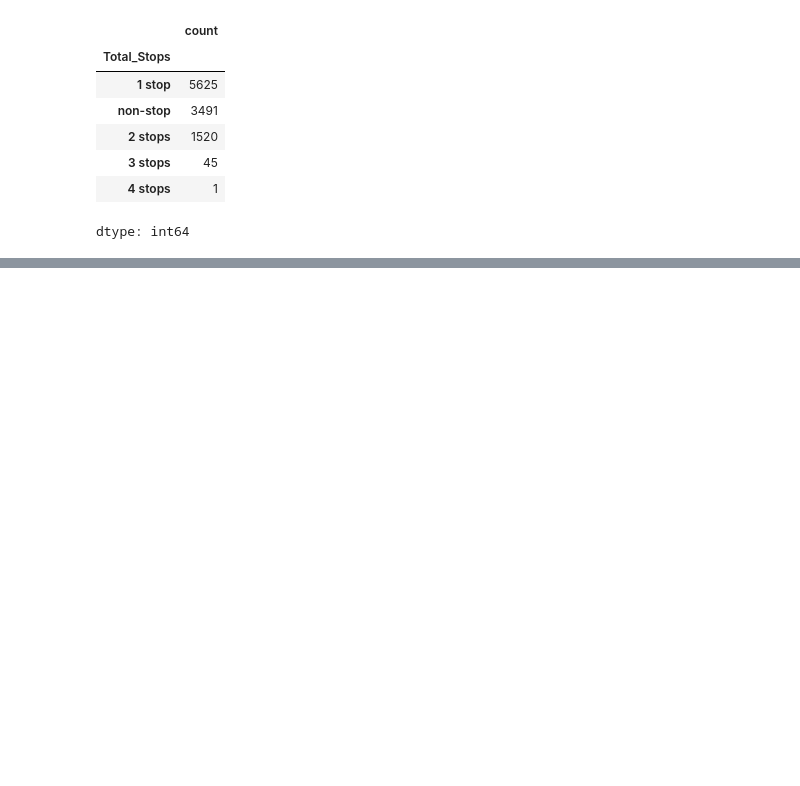
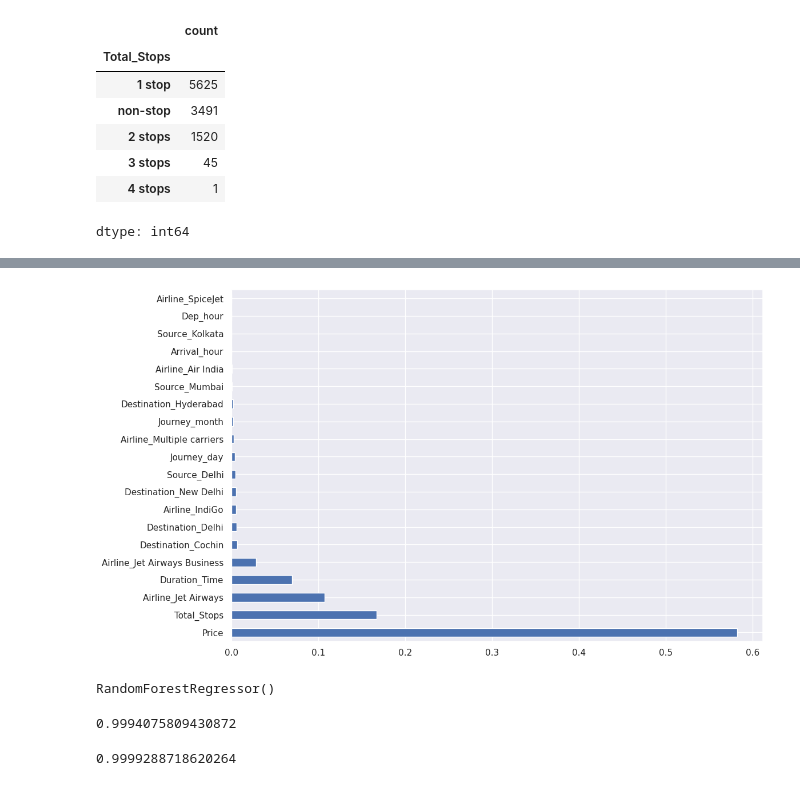
Before and after one commit to Sivaramjallu001/Random-Forest-based-Flight-Fare-Prediction-Model, a Jupyter notebook: Flight_Fare_Prediction.ipynb, the cells around one changed output, grey strips where cells are left out. Saved outputs shown, nothing was run; the diff lists cells and outputs as text; code cells hidden in the pictures; blank space fills up the shorter version.

```diff
--- a/Flight_Fare_Prediction.ipynb
+++ b/Flight_Fare_Prediction.ipynb
@@ -298,0 +480,12 @@ train_data.head()
+# %%
+X = data_train.loc[:, ['Total_Stops', 'Price', 'Journey_day', 'Journey_month', 'Dep_hour',
+       'Dep_min', 'Arrival_hour', 'Arrival_min', 'Duration_Time',
+       'Airline_Air India', 'Airline_GoAir', 'Airline_IndiGo',
+       'Airline_Jet Airways', 'Airline_Jet Airways Business',
+       'Airline_Multiple carriers',
+       'Airline_Multiple carriers Premium economy', 'Airline_SpiceJet',
+       'Airline_Trujet', 'Airline_Vistara', 'Airline_Vistara Premium economy',
+       'Source_Chennai', 'Source_Delhi', 'Source_Kolkata', 'Source_Mumbai',
+       'Destination_Cochin', 'Destination_Delhi', 'Destination_Hyderabad',
+       'Destination_Kolkata', 'Destination_New Delhi']]
+X.head()
@@ -298,0 +499,3 @@ train_data.head()
+# %%
+y = data_train.iloc[:, 1]
+y.head()
@@ -298,0 +536,7 @@ train_data.head()
+# %%
+plt.figure(figsize = (12,8))
+feat_importances = pd.Series(selection.feature_importances_, index=X.columns)
+feat_importances.nlargest(20).plot(kind='barh')
+plt.show()
+# %% [output]
+[figure, added]
@@ -298,0 +546,6 @@ train_data.head()
+# %%
+from sklearn.ensemble import RandomForestRegressor
+reg_rf = RandomForestRegressor()
+reg_rf.fit(X_train, y_train)
+# %% [output]
+RandomForestRegressor()
@@ -298,0 +554,8 @@ train_data.head()
+# %%
+reg_rf.score(X_train, y_train)
+# %% [output]
+0.9994075809430872
+# %%
+reg_rf.score(X_test, y_test)
+# %% [output]
+0.9999288718620264
```
Also changed, not shown: parts of 31 cells of this notebook.
